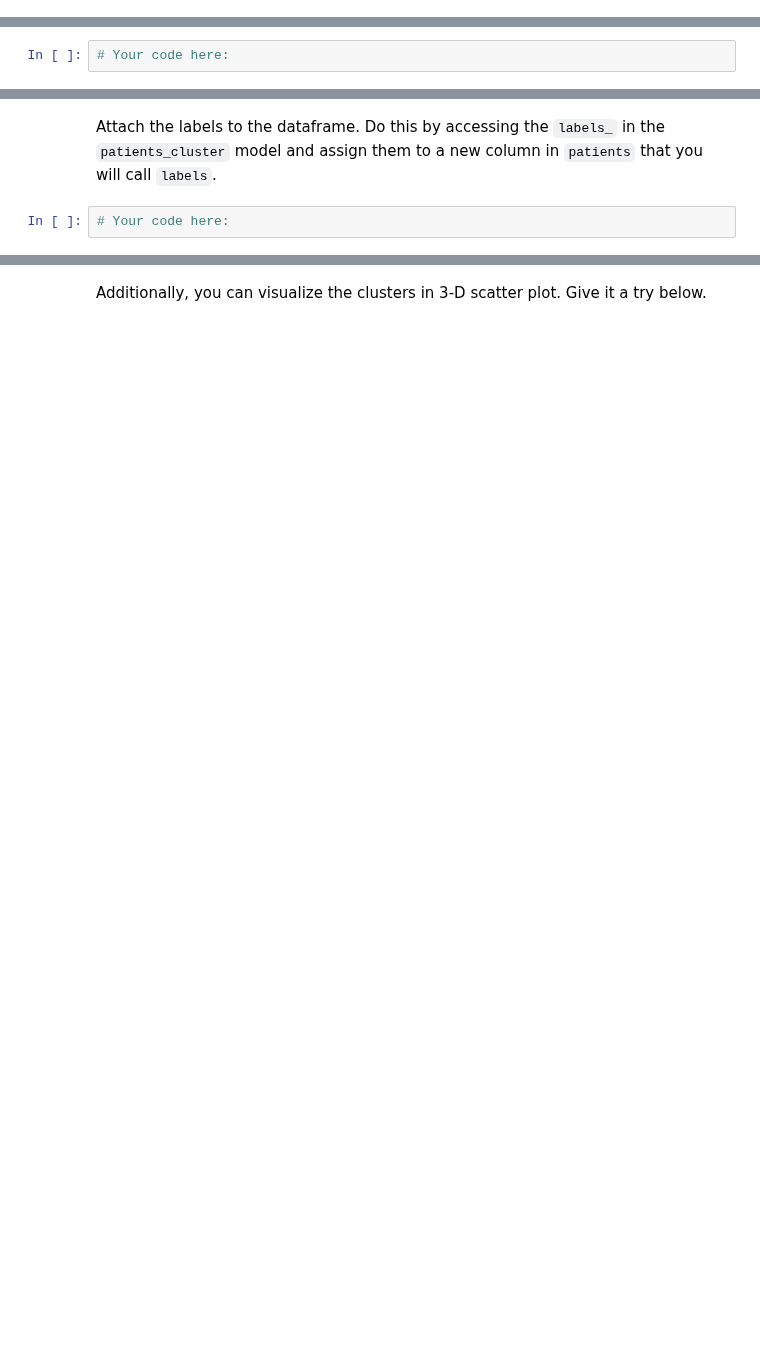
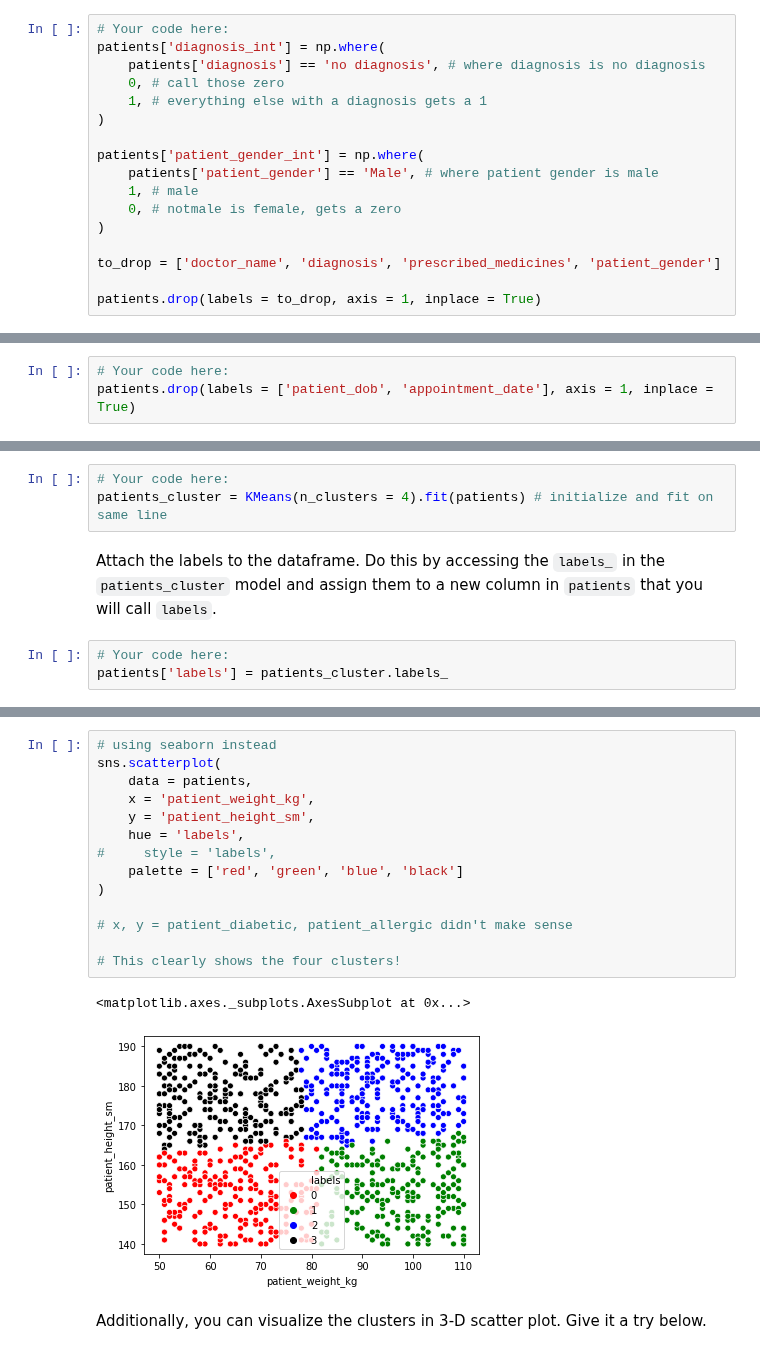
Before and after one commit to ironhack-labs/data-labs, a Jupyter notebook: module-3/lab-sklearn-and-unsupervised-learning/your-code/main.ipynb, the cells around one changed output, grey strips where cells are left out. Saved outputs shown, nothing was run; the diff lists cells and outputs as text; blank space fills up the shorter version.

```diff
--- a/module-3/lab-sklearn-and-unsupervised-learning/your-code/main.ipynb
+++ b/module-3/lab-sklearn-and-unsupervised-learning/your-code/main.ipynb
@@ -172,3 +410,20 @@ In the next cells, do the following:
+# %%
+# Your code here:
+patients['diagnosis_int'] = np.where(
+    patients['diagnosis'] == 'no diagnosis', # where diagnosis is no diagnosis
+    0, # call those zero
+    1, # everything else with a diagnosis gets a 1
+)
+
+patients['patient_gender_int'] = np.where(
+    patients['patient_gender'] == 'Male', # where patient gender is male
+    1, # male
+    0, # notmale is female, gets a zero
+)
+
+to_drop = ['doctor_name', 'diagnosis', 'prescribed_medicines', 'patient_gender']
+
+patients.drop(labels = to_drop, axis = 1, inplace = True)
 # %% [markdown]
 Let's look at the head again to ensure the re-encoding and dropping are successful:
 # %%
@@ -177,3 +440,4 @@ Let's look at the head again to ensure the re-encoding and dropping are successf
 An interesting observation is that all patients are no older than 2 years. However, their weights and heights indicate that they are adults. This cannot be true. Therefore, we can either trust the weight and height columns or the DOB column. Since there are other columns that indicate that these are adults (they have emails, some have diabetes) we will drop the `patient_dob` column. We will also drop the `appointment_date` column since it has too many unique values to transform to a dummy variable. Drop the two columns in the cell below.
 # %%
 # Your code here:
+patients.drop(labels = ['patient_dob', 'appointment_date'], axis = 1, inplace = True)
@@ -186,7 +457,11 @@ We start by initializing and fitting a model in the cell below. Call this model
+# %%
+# Your code here:
+patients_cluster = KMeans(n_clusters = 4).fit(patients) # initialize and fit on same line
 # %% [markdown]
 Attach the labels to the dataframe. Do this by accessing the `labels_` in the `patients_cluster` model and assign them to a new column in `patients` that you will call `labels`.
 # %%
 # Your code here:
+patients['labels'] = patients_cluster.labels_
 # %% [markdown]
 Now using a `groupby`, find the mean of every variable in `patients` and group by the `labels` column. This summary will allow us to see how the patients differ between the clusters. Your output should look similar to the image below.
 
@@ -210,2 +543,19 @@ If the scatter plot does not make any sense to you, it means the features you ch
+# %%
+# using seaborn instead
+sns.scatterplot(
+    data = patients,
+    x = 'patient_weight_kg',
+    y = 'patient_height_sm',
+    hue = 'labels',
+#     style = 'labels',
+    palette = ['red', 'green', 'blue', 'black']
+)
+
+# x, y = patient_diabetic, patient_allergic didn't make sense
+
+# This clearly shows the four clusters!
+# %% [output]
+<matplotlib.axes._subplots.AxesSubplot at 0x...>
+[figure, added]
 # %% [markdown]
 Additionally, you can visualize the clusters in 3-D scatter plot. Give it a try below.
```
Also changed, not shown: parts of 48 cells of this notebook.
